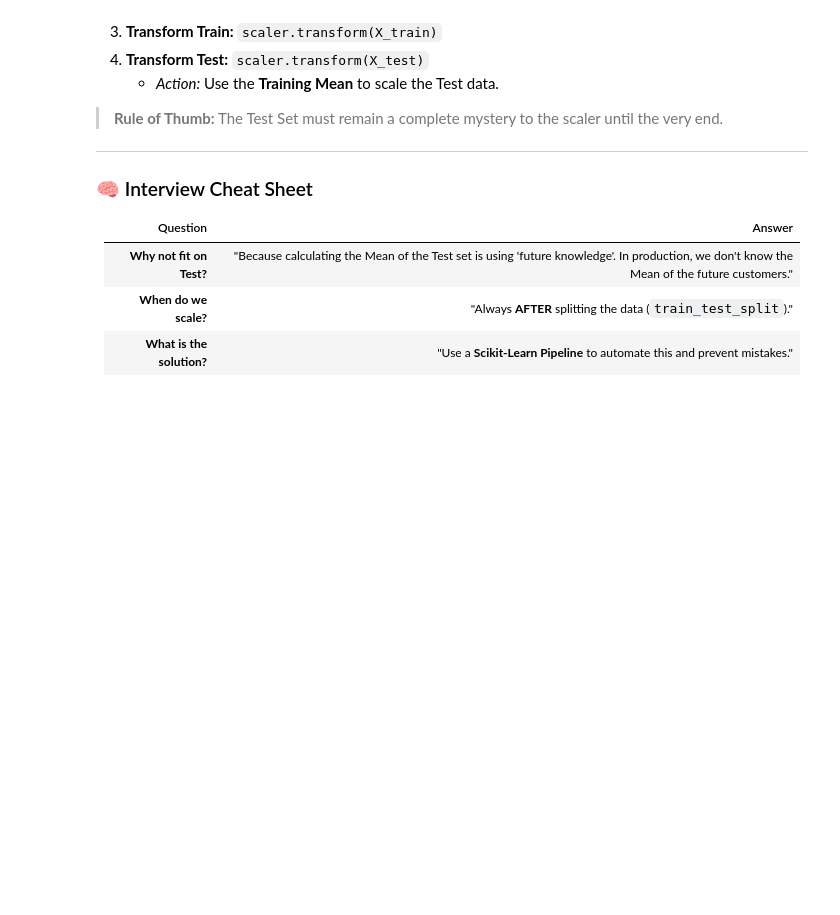
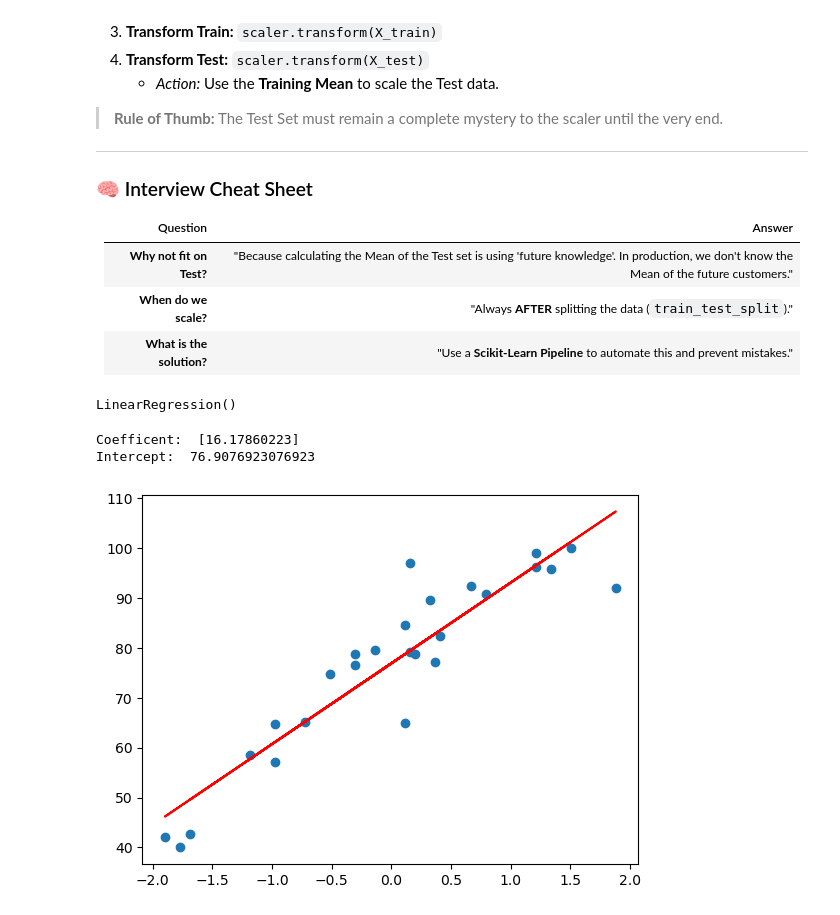
Before and after one commit to alyboii/at-lKurs, a Jupyter notebook: ML/Regression/SimpleLineerRegression.ipynb, the cells around one changed output. Drawn from its saved outputs; the diff is of its cells as text; code cells hidden in the pictures; blank space fills up the shorter version.

```diff
--- a/ML/Regression/SimpleLineerRegression.ipynb
+++ b/ML/Regression/SimpleLineerRegression.ipynb
@@ -292,0 +295,19 @@ It is not about mixing the rows physically. It is about mixing the **Statistics
+# %%
+regression = LinearRegression()
+# %%
+regression.fit(X_train,y_train)
+# %% [output]
+LinearRegression()
+# %%
+print("Coefficent: ",regression.coef_)
+print("Intercept: ",regression.intercept_)
+# y=76.9076923076923  + 16.18x
+# %% [output]
+Coefficent:  [16.17860223]
+Intercept:  76.9076923076923
+# %%
+plt.scatter(X_train,y_train)
+plt.plot(X_train,regression.predict(X_train),"r")
+plt.show()
+# %% [output]
+[figure, added]
```
Also changed, not shown: parts of 15 cells of this notebook, 5 other files.
